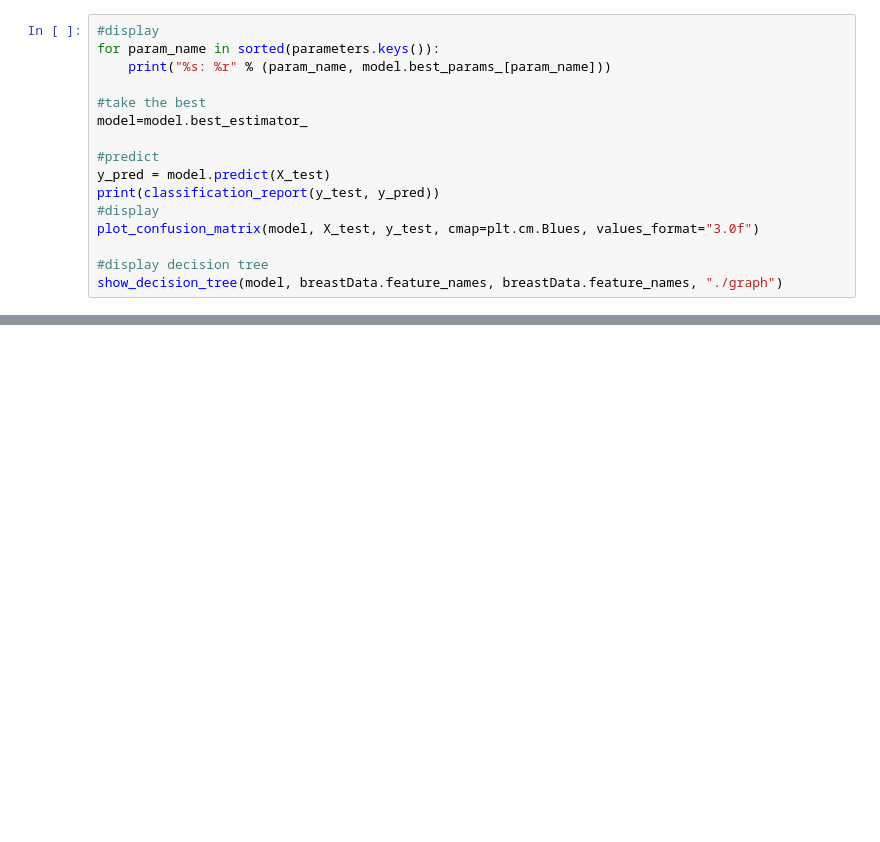
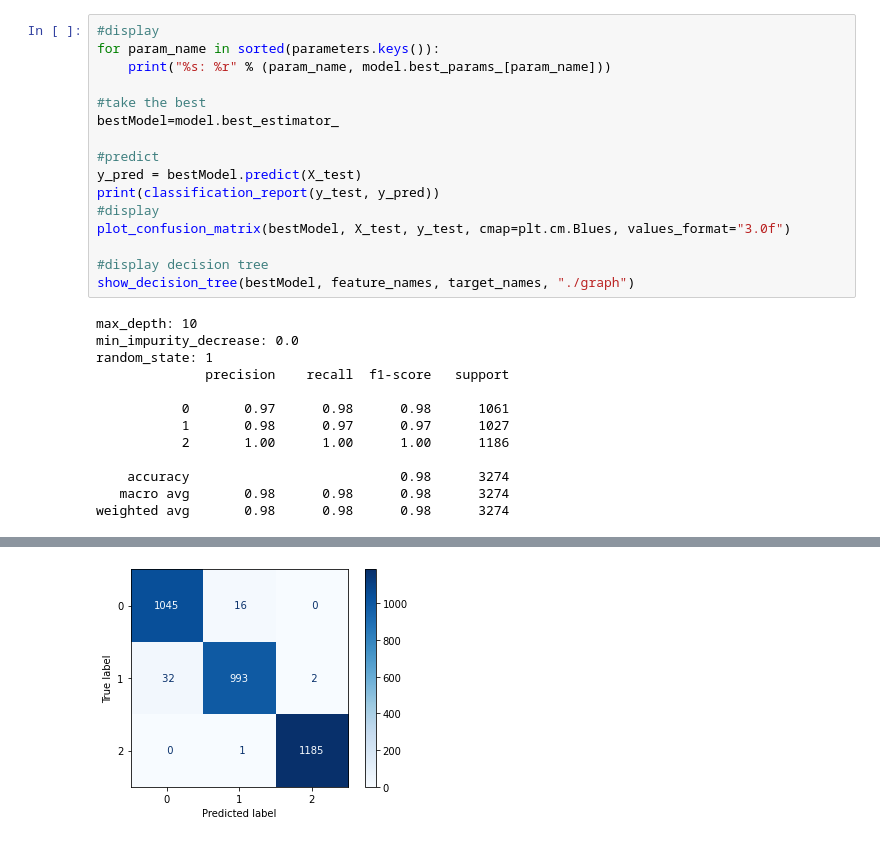
Before and after one commit to adrienpaysant/ai-machine-learning-mini-project, a Jupyter notebook: jorismonnet.ipynb, the cells around one changed output, grey strips where cells are left out. Cells and saved outputs as stored; diff of their text form; blank space fills up the shorter version.

```diff
--- a/jorismonnet.ipynb
+++ b/jorismonnet.ipynb
@@ -66,13 +82,26 @@ for param_name in sorted(parameters.keys()):
     print("%s: %r" % (param_name, model.best_params_[param_name]))
 
 #take the best
-model=model.best_estimator_
+bestModel=model.best_estimator_
 
 #predict
-y_pred = model.predict(X_test)
+y_pred = bestModel.predict(X_test)
 print(classification_report(y_test, y_pred))
 #display
-plot_confusion_matrix(model, X_test, y_test, cmap=plt.cm.Blues, values_format="3.0f")
+plot_confusion_matrix(bestModel, X_test, y_test, cmap=plt.cm.Blues, values_format="3.0f")
 
 #display decision tree
-show_decision_tree(model, breastData.feature_names, breastData.feature_names, "./graph")
+show_decision_tree(bestModel, feature_names, target_names, "./graph")
+# %% [output]
+max_depth: 10
+min_impurity_decrease: 0.0
+random_state: 1
+              precision    recall  f1-score   support
+
+           0       0.97      0.98      0.98      1061
+           1       0.98      0.97      0.97      1027
+           2       1.00      1.00      1.00      1186
+
+    accuracy                           0.98      3274
+   macro avg       0.98      0.98      0.98      3274
+weighted avg       0.98      0.98      0.98      3274
@@ -78,0 +109 @@ show_decision_tree(model, breastData.feature_names, breastData.feature_names, ".
+[figure, added]
```
Also changed, not shown: parts of 6 cells of this notebook, 4 other files.
